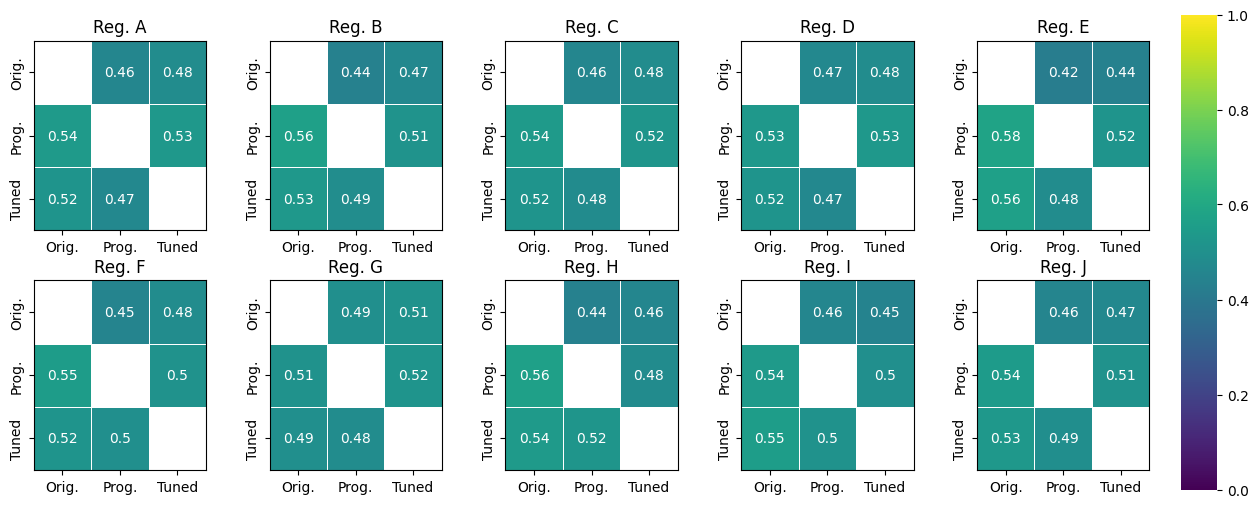
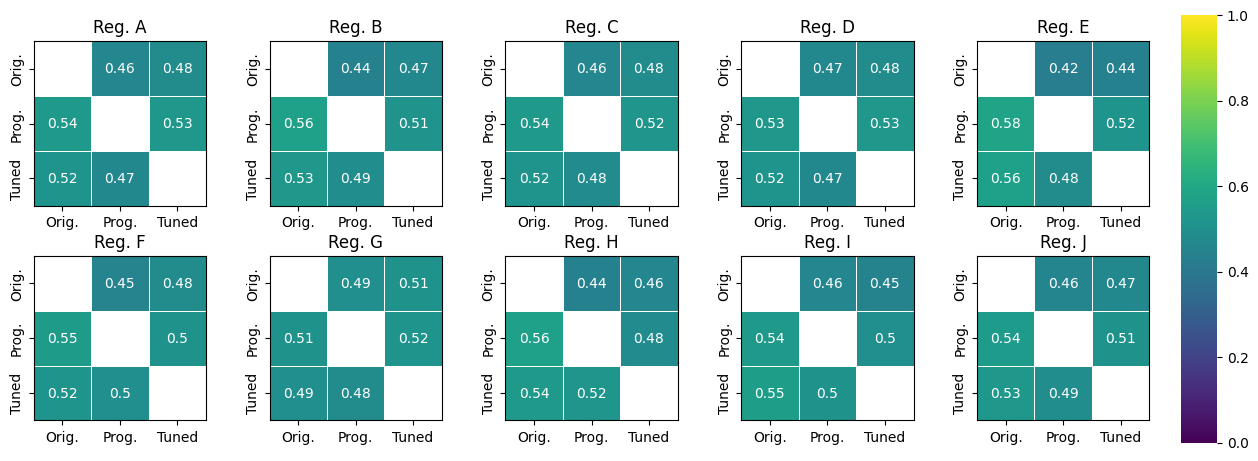
The change to this notebook cell's code, shown as a diff; its figure went from the first image to the second:
--- before
+++ after
@@ -1,3 +1,3 @@
-fig, axs = plt.subplots(2, 5, figsize=(12, 5))
+fig, axs = plt.subplots(2, 5, figsize=(12, 4.5))
 cbar_ax = fig.add_axes((1, .05, .03, .95))
 fig.tight_layout(pad=1.5)

Commit: update trajectories